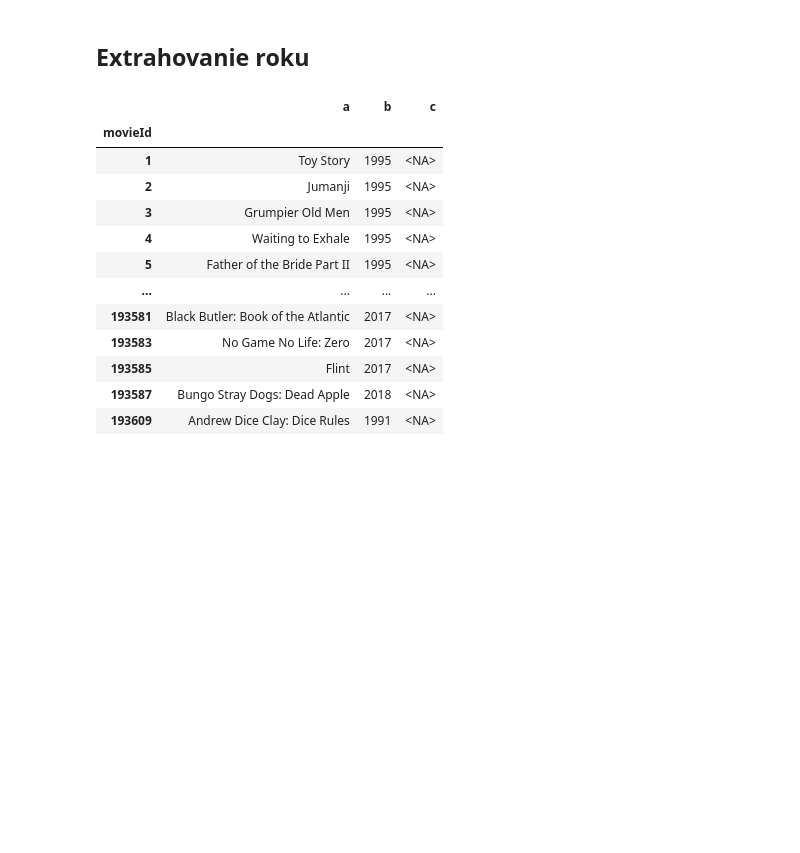
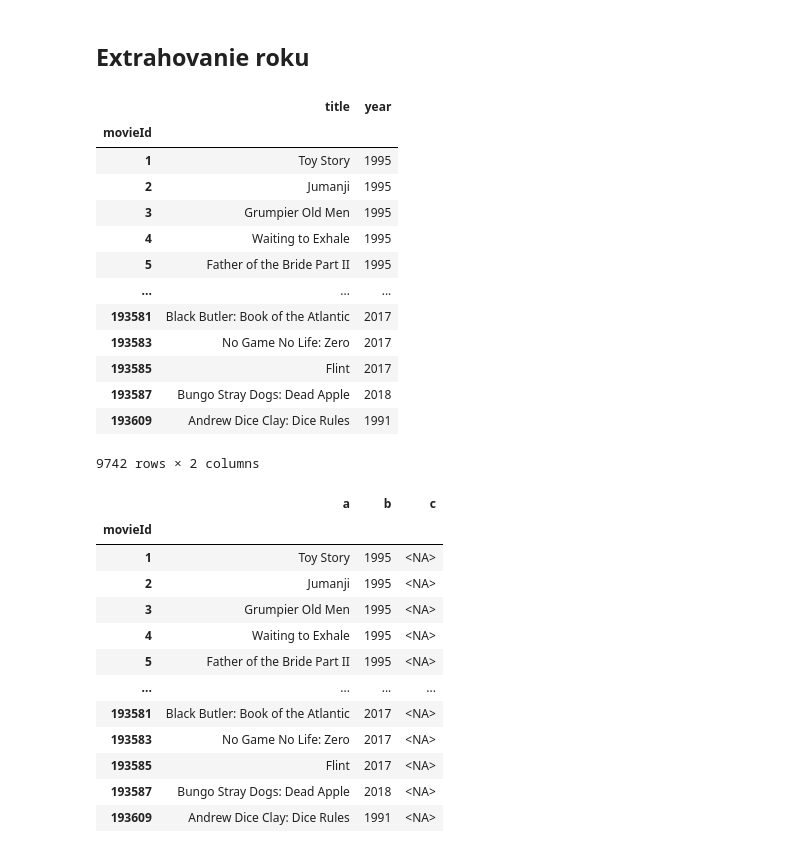
Before and after one commit to bletvaska/pandas-101, a Jupyter notebook: day.4.ipynb, the cells around one changed output. Drawn from its saved outputs; the diff is of its cells as text; code cells hidden in the pictures; blank space fills up the shorter version.

```diff
--- a/day.4.ipynb
+++ b/day.4.ipynb
@@ -57,8 +57,23 @@ movies.loc[movies['tmdbId'].isnull()]
 # %% [markdown]
 ## Extrahovanie roku
 # %%
-movies[['title2', 'year']] = problems = movies['title'].str.extract(r'^(?P<title>.*) \((?P<year>\d+)\)\s?$')
+movies['title'].str.extract(r'^(?P<title>.*) \((?P<year>\d+)\)\s?$')
 # movies.to_csv(path / 'filtered.csv')
+# %% [output]
+|  | title | year |
+| movieId |  |  |
+| 1 | Toy Story | 1995 |
+| 2 | Jumanji | 1995 |
+| 3 | Grumpier Old Men | 1995 |
+| 4 | Waiting to Exhale | 1995 |
+| 5 | Father of the Bride Part II | 1995 |
+| ... | ... | ... |
+| 193581 | Black Butler: Book of the Atlantic | 2017 |
+| 193583 | No Game No Life: Zero | 2017 |
+| 193585 | Flint | 2017 |
+| 193587 | Bungo Stray Dogs: Dead Apple | 2018 |
+| 193609 | Andrew Dice Clay: Dice Rules | 1991 |
+9742 rows × 2 columns
 # %%
 pattern = r'^(?P<a>.*) \((?P<b>\d+)\)\s?$|^(?P<c>.*)$'
 # pattern = r'^(?P<a>.*)(\s?\((?P<b>\d+)\)\s?)?$'
```
Also changed, not shown: 2 other files.
